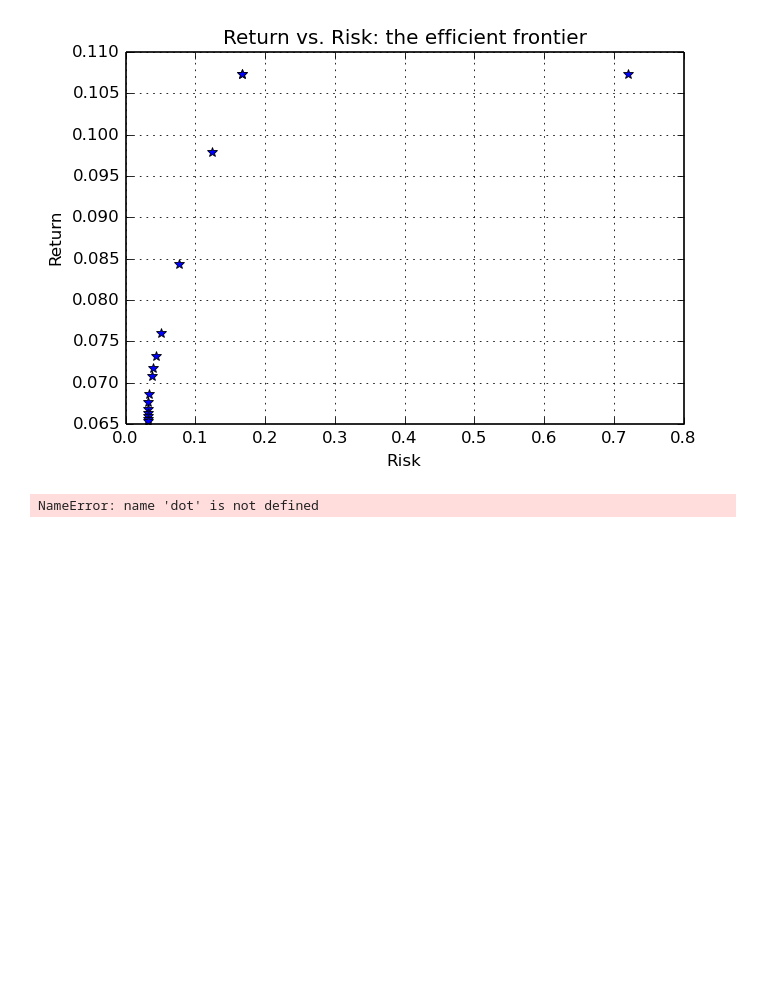
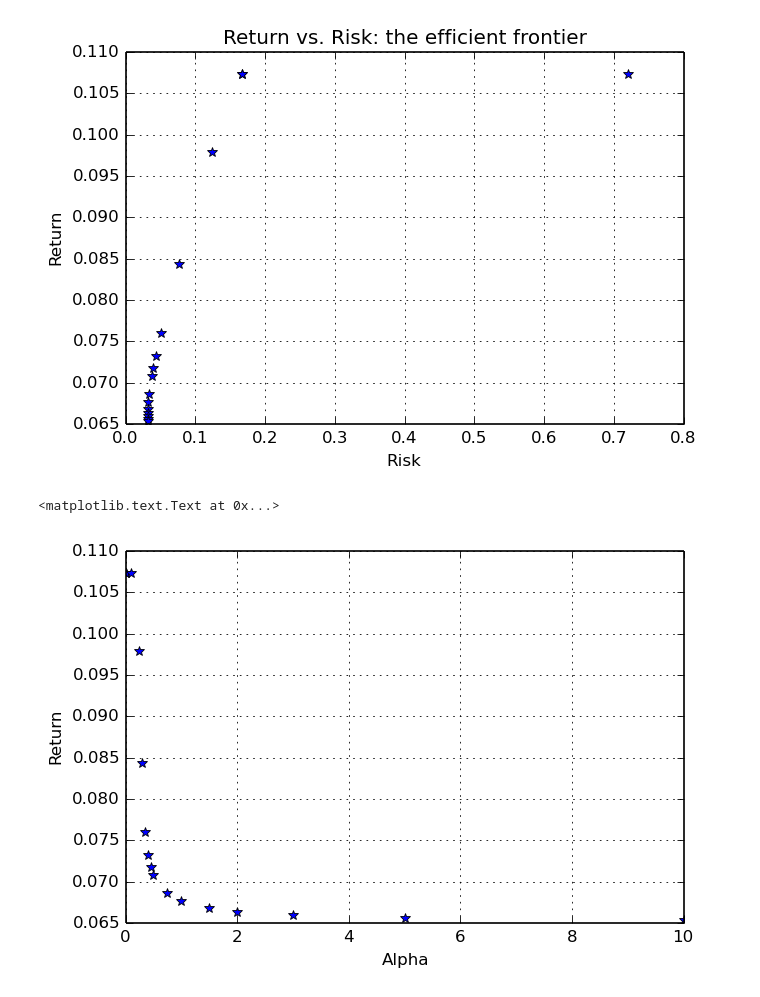
Before and after one commit to MOSEK/Tutorials, a Jupyter notebook: Fusion/PortfolioOptimization/portfolio-with-fusion.ipynb, the cells around one changed output. Saved outputs shown, nothing was run; the diff lists cells and outputs as text; code cells hidden in the pictures; blank space fills up the shorter version.

Commit message:
fixed error in portfolio

```diff
--- a/Fusion/PortfolioOptimization/portfolio-with-fusion.ipynb
+++ b/Fusion/PortfolioOptimization/portfolio-with-fusion.ipynb
@@ -196,12 +196,13 @@ plt.title("Return vs. Risk: the efficient frontier")
 <matplotlib.text.Text at 0x...>
 [figure]
 # %%
-plt.plot( alphas, [ dot(mu,xx) for xx in xs], 'b*')
+plt.plot( alphas,  [ sum([ m*x for m,x in zip(mu,xx)]) for xx in xs], 'b*')
 plt.grid()
 plt.xlabel('Alpha')
 plt.ylabel('Return')
 # %% [output]
-NameError: name 'dot' is not defined
+<matplotlib.text.Text at 0x...>
+[figure, added]
 # %%
 m = len(alphas)
 indx= range(m)
```
Also changed, not shown: parts of 1 cell of this notebook, 2 other files.
